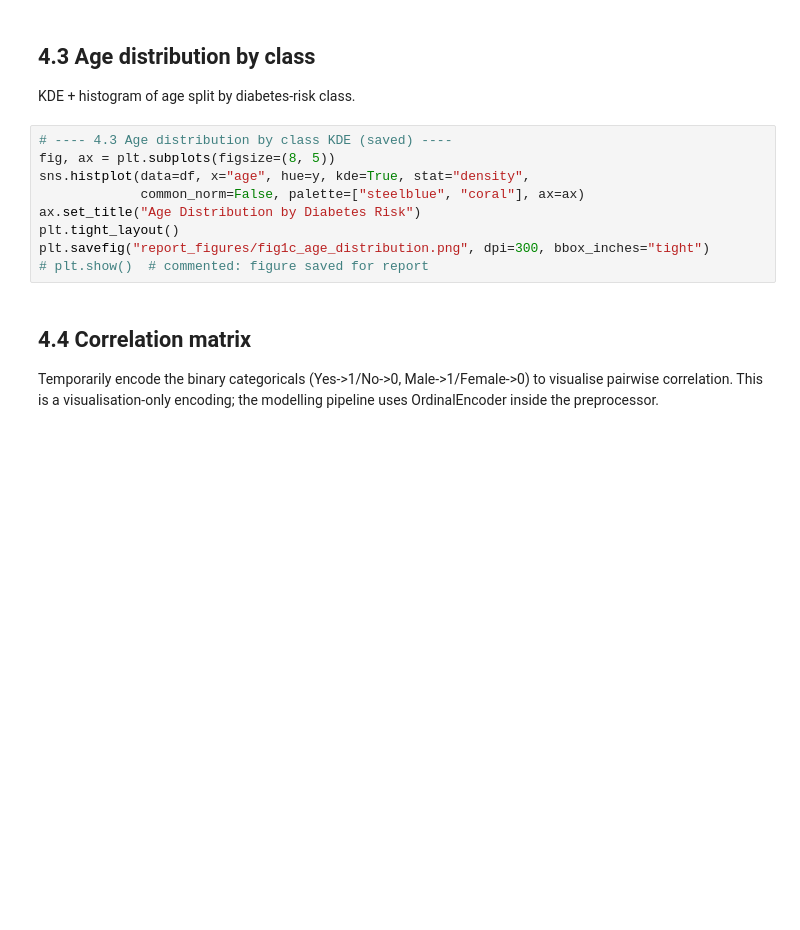
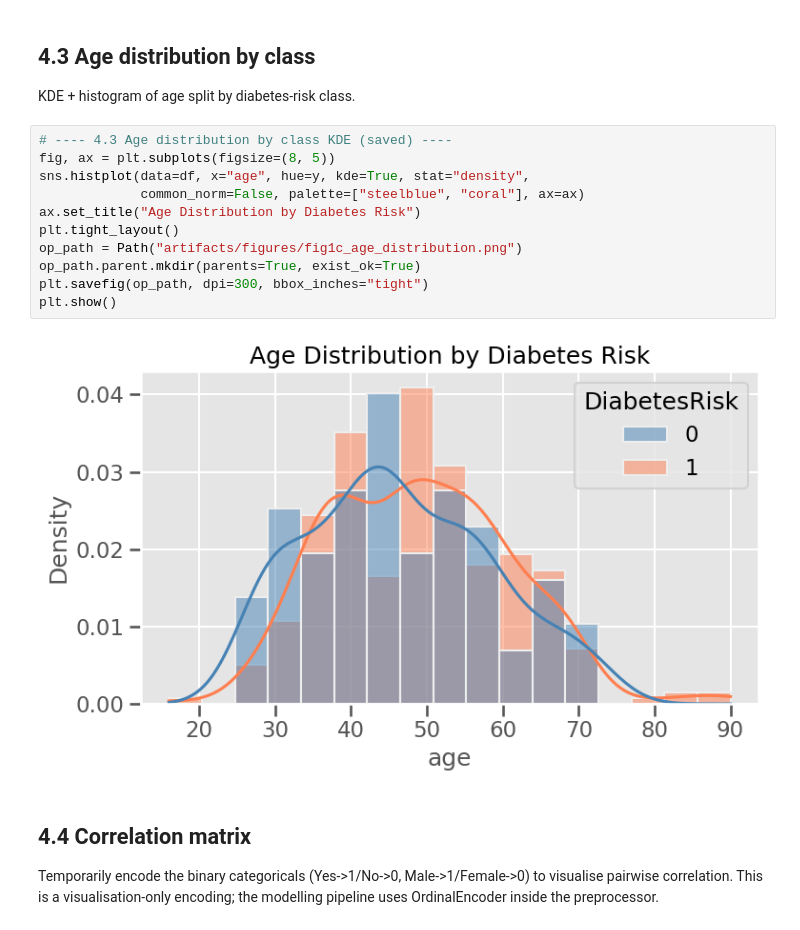
Before and after one commit to Raunak-23/Predictive_Analytics, a Jupyter notebook: Medical_diagnosis_support/notebooks/diabetes.ipynb, the cells around one changed output. Cells and saved outputs as stored; diff of their text form; blank space fills up the shorter version.

```diff
--- a/Medical_diagnosis_support/notebooks/diabetes.ipynb
+++ b/Medical_diagnosis_support/notebooks/diabetes.ipynb
@@ -273,12 +405,16 @@ KDE + histogram of age split by diabetes-risk class.
 # %%
 # ---- 4.3 Age distribution by class KDE (saved) ----
 fig, ax = plt.subplots(figsize=(8, 5))
 sns.histplot(data=df, x="age", hue=y, kde=True, stat="density",
              common_norm=False, palette=["steelblue", "coral"], ax=ax)
 ax.set_title("Age Distribution by Diabetes Risk")
 plt.tight_layout()
-plt.savefig("report_figures/fig1c_age_distribution.png", dpi=300, bbox_inches="tight")
-# plt.show()  # commented: figure saved for report
+op_path = Path("artifacts/figures/fig1c_age_distribution.png")
+op_path.parent.mkdir(parents=True, exist_ok=True)
+plt.savefig(op_path, dpi=300, bbox_inches="tight")
+plt.show()
+# %% [output]
+[figure, added]
 # %% [markdown]
 ## 4.4 Correlation matrix
 
```
Also changed, not shown: parts of 35 cells of this notebook, 57 other files.
